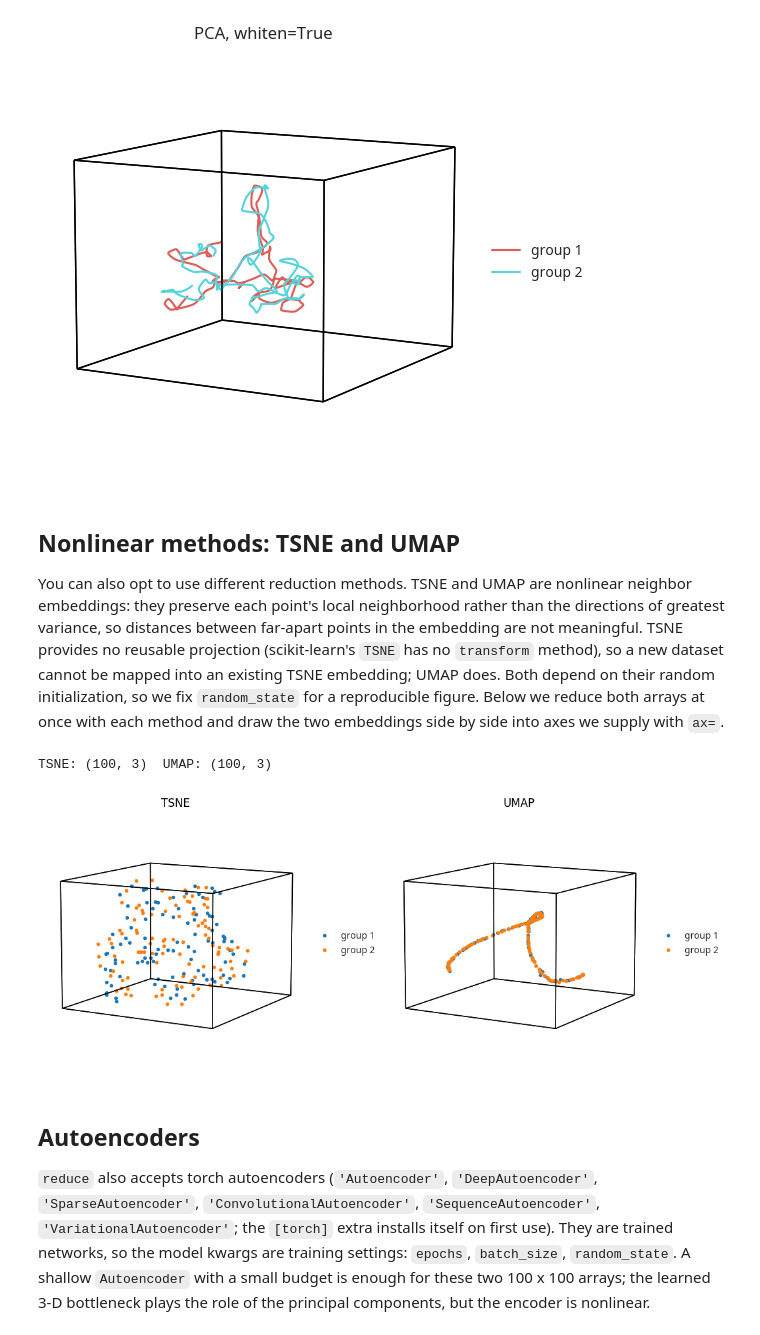
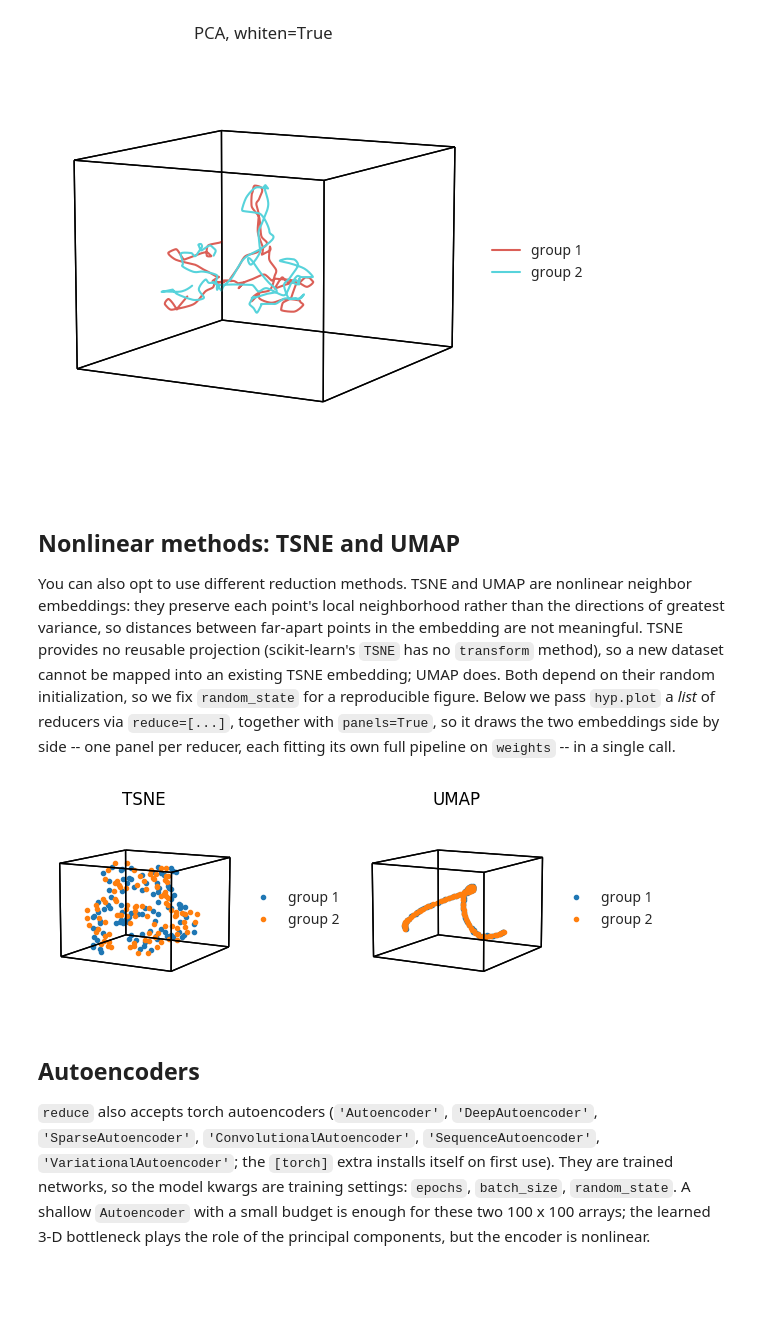
Before and after one commit to ContextLab/hypertools, a Jupyter notebook: docs/tutorials/reduce.ipynb, the cells around one changed output. Saved outputs shown, nothing was run; the diff lists cells and outputs as text; code cells hidden in the pictures; blank space fills up the shorter version.

```diff
--- a/docs/tutorials/reduce.ipynb
+++ b/docs/tutorials/reduce.ipynb
@@ -81,19 +80,15 @@ fig = hyp.plot(reduced_params, reduce=None, names=['group 1', 'group 2'], title=
 # %% [markdown]
 ## Nonlinear methods: TSNE and UMAP
 
-You can also opt to use different reduction methods. TSNE and UMAP are nonlinear neighbor embeddings: they preserve each point's local neighborhood rather than the directions of greatest variance, so distances between far-apart points in the embedding are not meaningful. TSNE provides no reusable projection (scikit-learn's `TSNE` has no `transform` method), so a new dataset cannot be mapped into an existing TSNE embedding; UMAP does. Both depend on their random initialization, so we fix `random_state` for a reproducible figure. Below we reduce both arrays at once with each method and draw the two embeddings side by side into axes we supply with `ax=`.
+You can also opt to use different reduction methods. TSNE and UMAP are nonlinear neighbor embeddings: they preserve each point's local neighborhood rather than the directions of greatest variance, so distances between far-apart points in the embedding are not meaningful. TSNE provides no reusable projection (scikit-learn's `TSNE` has no `transform` method), so a new dataset cannot be mapped into an existing TSNE embedding; UMAP does. Both depend on their random initialization, so we fix `random_state` for a reproducible figure. Below we pass `hyp.plot` a *list* of reducers via `reduce=[...]`, together with `panels=True`, so it draws the two embeddings side by side -- one panel per reducer, each fitting its own full pipeline on `weights` -- in a single call.
 # %%
-reduced_TSNE = hyp.reduce(weights, reduce={'model': 'TSNE', 'kwargs': {'random_state': 0}}, ndims=3)
-reduced_UMAP = hyp.reduce(weights, reduce={'model': 'UMAP', 'kwargs': {'random_state': 0, 'n_jobs': 1}}, ndims=3)
-print('TSNE:', reduced_TSNE[0].shape, ' UMAP:', reduced_UMAP[0].shape)
-
-fig, axes = plt.subplots(1, 2, figsize=(11, 4.5), subplot_kw={'projection': '3d'})
-hyp.plot(reduced_TSNE, '.', reduce=None, ax=axes[0], names=['group 1', 'group 2'], title='TSNE', show=False)
-hyp.plot(reduced_UMAP, '.', reduce=None, ax=axes[1], names=['group 1', 'group 2'], title='UMAP', show=False)
-fig.tight_layout()
+fig = hyp.plot(
+    weights, '.', panels=True, ndims=3, names=['group 1', 'group 2'],
+    reduce=[{'model': 'TSNE', 'kwargs': {'random_state': 0}},
+            {'model': 'UMAP', 'kwargs': {'random_state': 0, 'n_jobs': 1}}],
+    title=['TSNE', 'UMAP'])
 # %% [output]
-TSNE: (100, 3)  UMAP: (100, 3)
-[figure, old version]
+[figure, new version]
 # %% [markdown]
 ## Autoencoders
 
```
Also changed, not shown: parts of 1 cell of this notebook, 10 other files.
